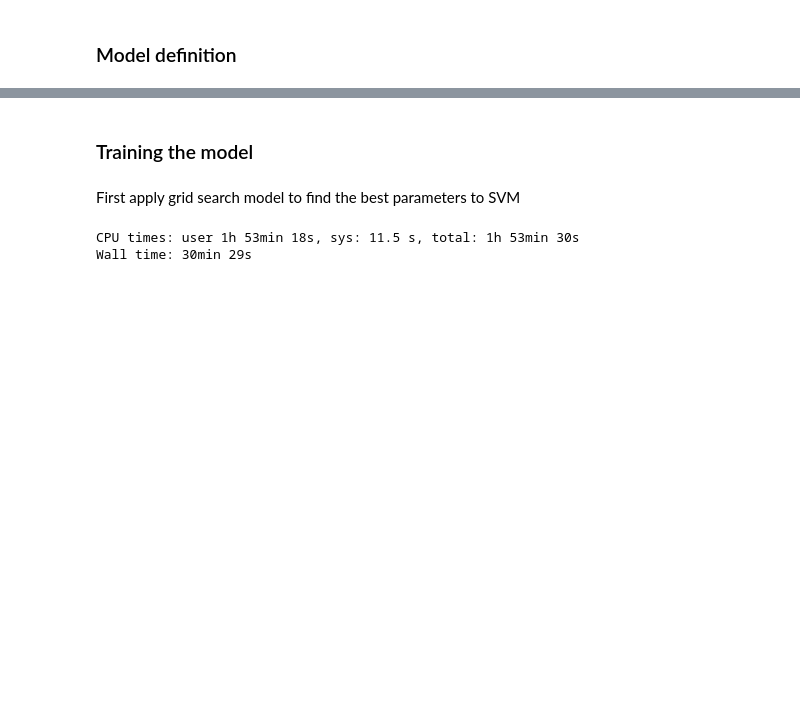
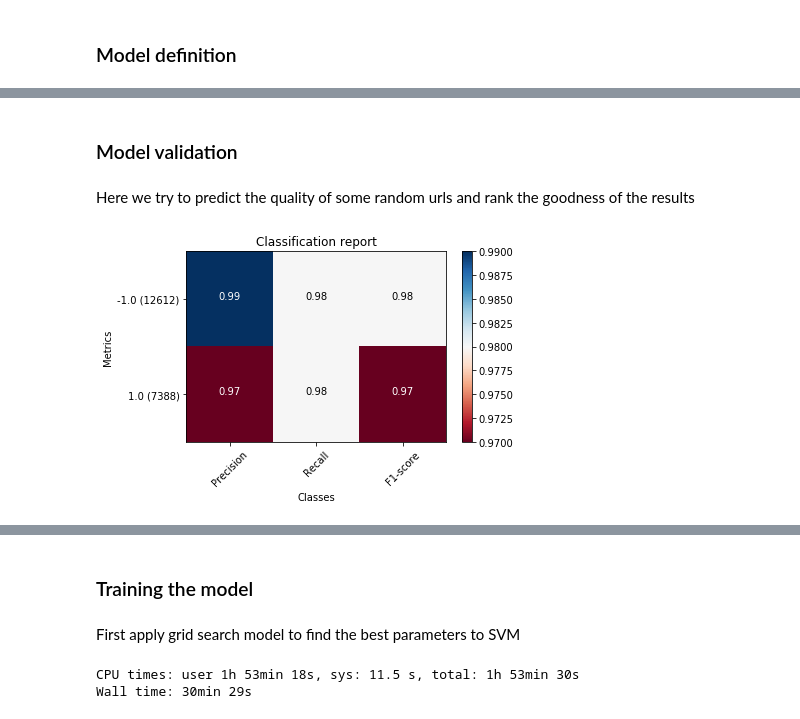
Before and after one commit to giordanoDaloisio/Data-Analysis-project, a Jupyter notebook: Project.ipynb, the cells around one changed output, grey strips where cells are left out. Cells and saved outputs as stored; diff of their text form; code cells hidden in the pictures; blank space fills up the shorter version.

```diff
--- a/Project.ipynb
+++ b/Project.ipynb
@@ -146,7 +157,7 @@ def get_data():
     data = sd.load_svmlight_files(filelist)
     return data
 # %%
-data = get_data()
+data = getDataset()
 # %%
 #Create a list of tuples where each element is a couple of attributes, target values
 days = np.array([(data[i], data[i+1]) for i in range(0, len(data)) if i%2==0])
@@ -251,2 +262,6 @@ Here we try to train and test a SVM model with the raw data of our dataset, in p
 # %% [markdown]
 ### Model definition
+# %%
+from sklearn.linear_model import LogisticRegression
+
+logreg = LogisticRegression(n_jobs=-1)
@@ -252,0 +270,4 @@ Here we try to train and test a SVM model with the raw data of our dataset, in p
+# %%
+x_train, x_test, y_train, y_test = train_test_split(x, y, train_size=0.3)
+
+index = random_index(x_train)
@@ -252,0 +288,11 @@ Here we try to train and test a SVM model with the raw data of our dataset, in p
+# %% [markdown]
+### Model validation
+# %% [markdown]
+Here we try to predict the quality of some random urls and rank the goodness of the results
+# %%
+# predict the response values for the observations in X
+pred = logreg.predict(x_test[index])
+# %%
+plot_classification_report(classification_report(y_test[index], pred))
+# %% [output]
+[figure, added]
```
Also changed, not shown: parts of 32 cells of this notebook.
